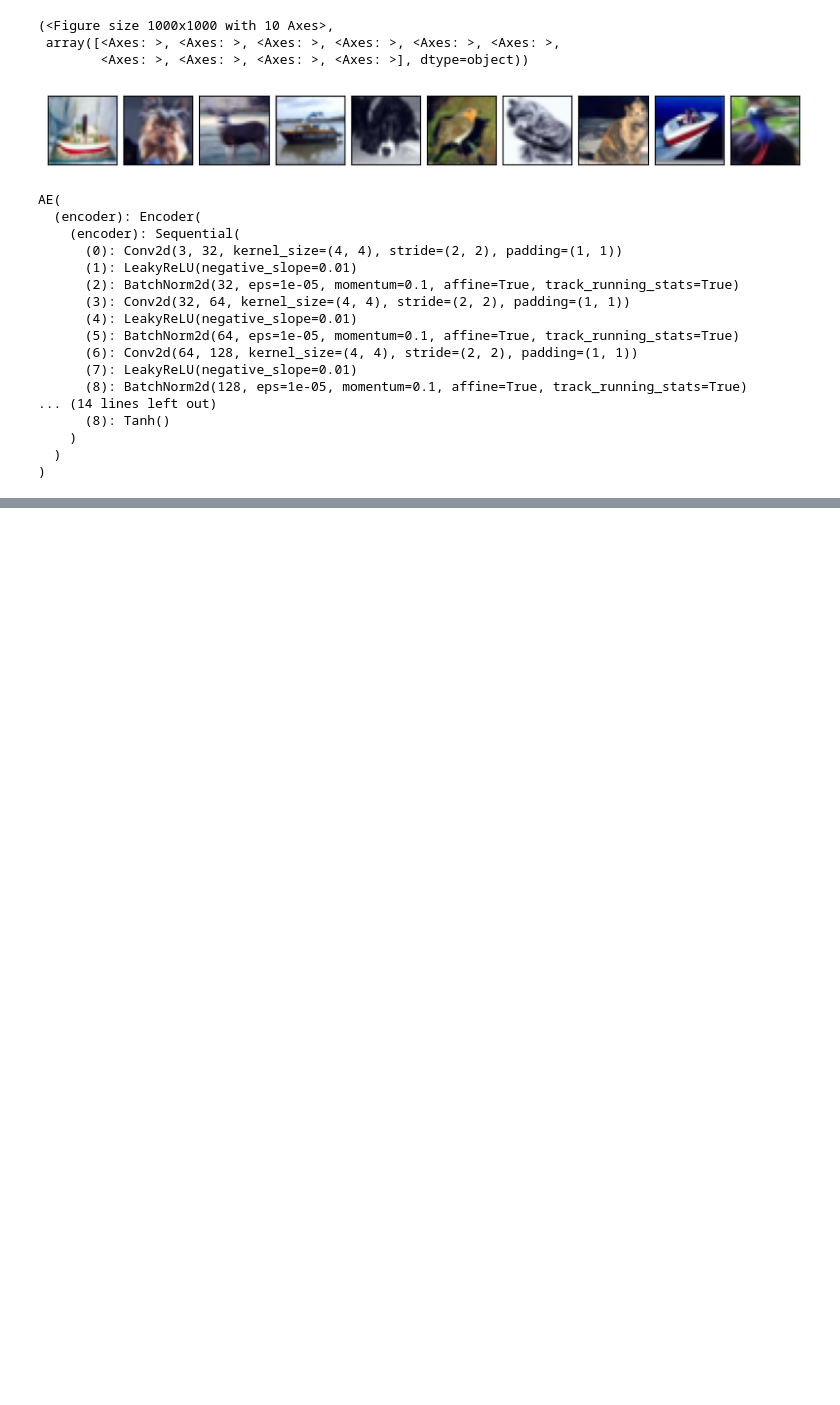
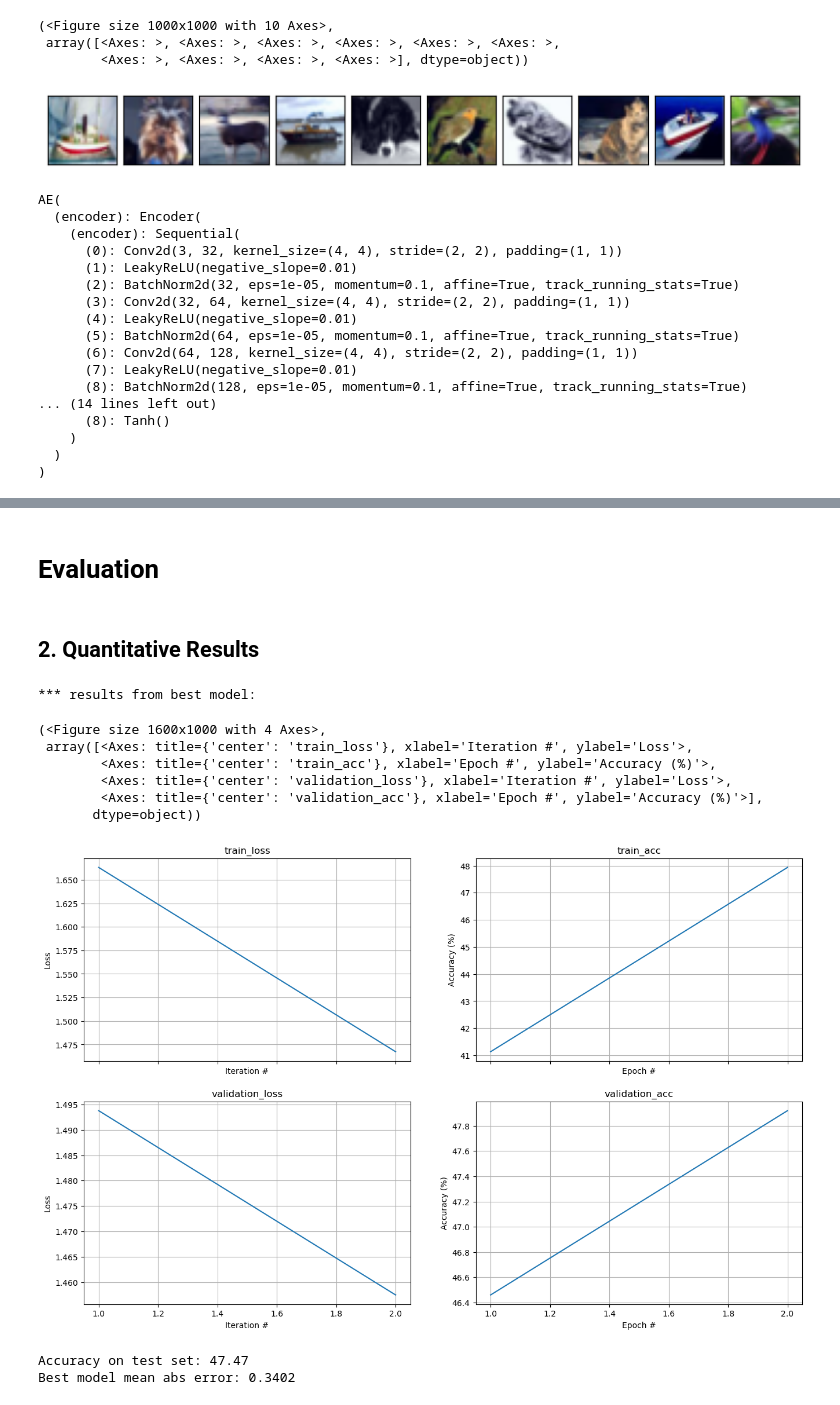
Before and after one commit to matanophir/DL_project, a Jupyter notebook: cifar_1_2_1.ipynb, the cells around one changed output, grey strips where cells are left out. Cells and saved outputs as stored; diff of their text form; code cells hidden in the pictures; blank space fills up the shorter version.

```diff
--- a/cifar_1_2_1.ipynb
+++ b/cifar_1_2_1.ipynb
@@ -262,0 +240,28 @@ else:
+# %% [markdown]
+# Evaluation
+# %% [markdown]
+
+##  2. Quantitative Results
+# %%
+
+print('*** results from best model:')
+saved_state = torch.load(f'{checkpoint_file}.pt', map_location=args.device)
+res = saved_state['fit_result']
+plot_fit(res)
+# %% [output]
+*** results from best model:
+(<Figure size 1600x1000 with 4 Axes>,
+ array([<Axes: title={'center': 'train_loss'}, xlabel='Iteration #', ylabel='Loss'>,
+        <Axes: title={'center': 'train_acc'}, xlabel='Epoch #', ylabel='Accuracy (%)'>,
+        <Axes: title={'center': 'validation_loss'}, xlabel='Iteration #', ylabel='Loss'>,
+        <Axes: title={'center': 'validation_acc'}, xlabel='Epoch #', ylabel='Accuracy (%)'>],
+       dtype=object))
+[figure, added]
+# %%
+
+res = trainer.test_epoch(dl_test)
+print(f'Accuracy on test set: {res.accuracy:.2f}')
+print(f'Best model mean abs error: {recon_MAE:.4f}')
+# %% [output]
+Accuracy on test set: 47.47
+Best model mean abs error: 0.3402
```
Also changed, not shown: parts of 12 cells of this notebook, 12 other files.
